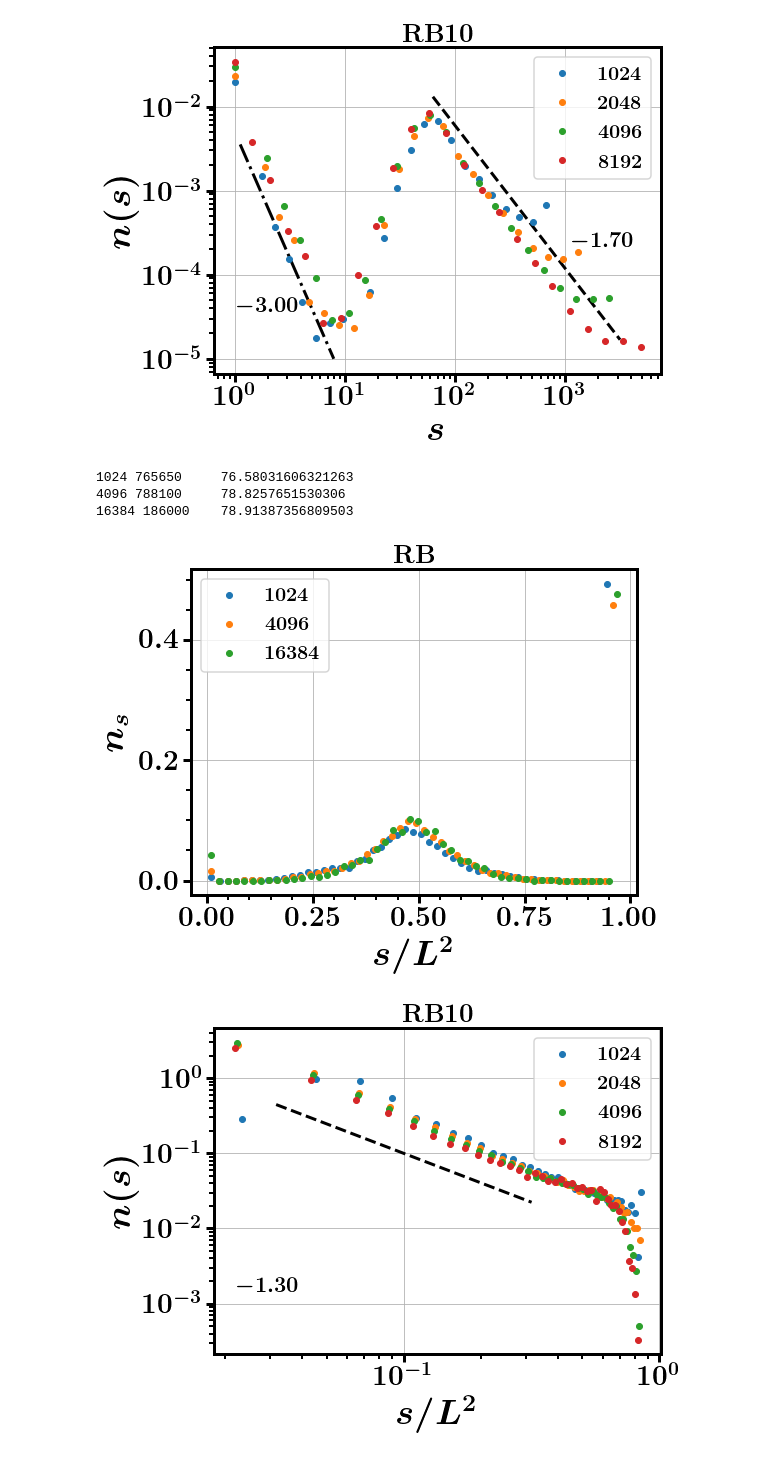
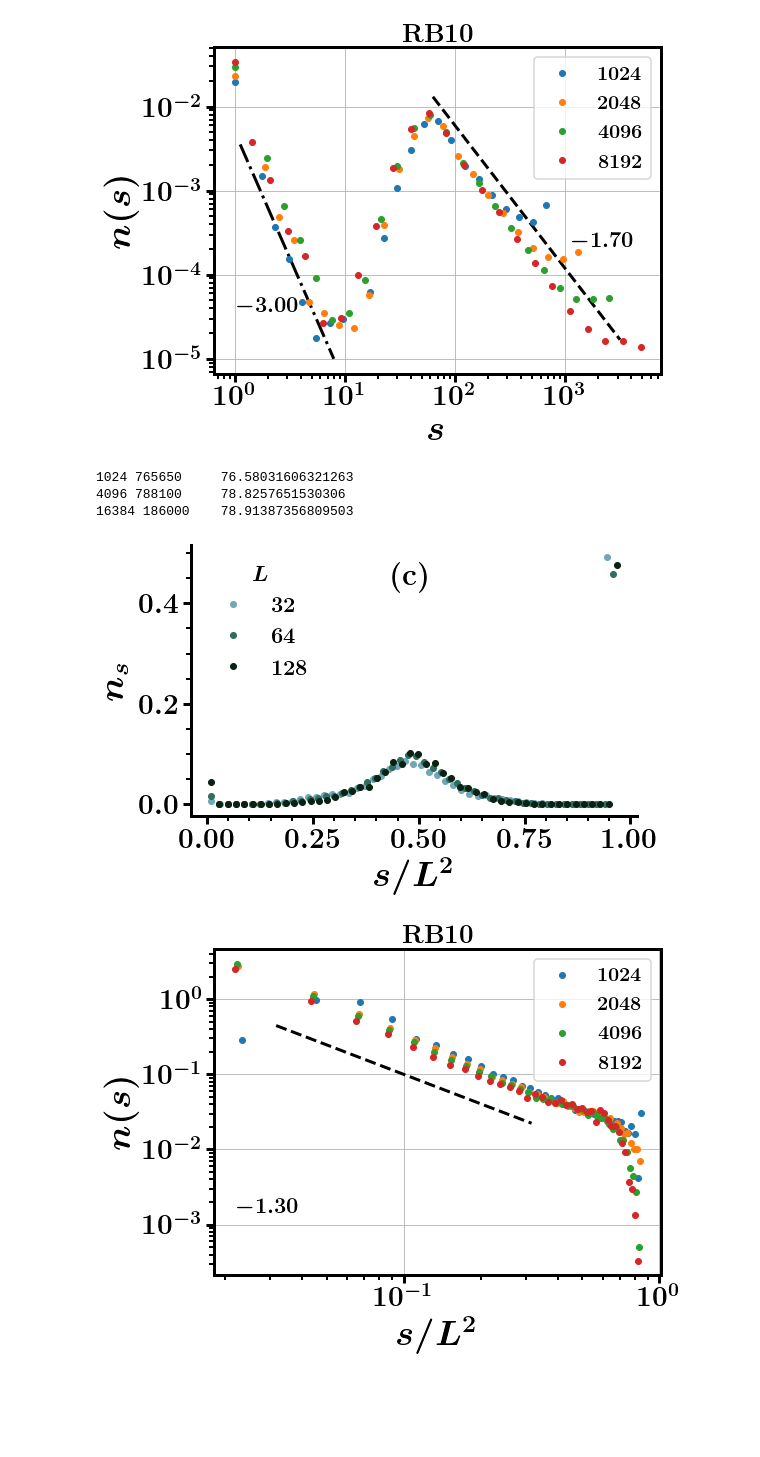
Before and after one commit to nahuelalmeira/dismantlingScaling, a Jupyter notebook: python/DT_ns.ipynb, the cells around one changed output. Cells and saved outputs as stored; diff of their text form; code cells hidden in the pictures; blank space fills up the shorter version.

```diff
--- a/python/DT_ns.ipynb
+++ b/python/DT_ns.ipynb
@@ -59,12 +59,12 @@ def plot_comp_sizes(attack, comp_sizes, f_values, ax, nbins=None,
 # %%
 attacks = [
     #'Ran', 'DegU',
-    #'BtwU',
-    'BtwU_cutoff2',
-    'BtwU_cutoff3','BtwU_cutoff4',
-    'BtwU_cutoff5', 'BtwU_cutoff6',
-    'BtwU_cutoff10', 'BtwU_cutoff11','BtwU_cutoff12','BtwU_cutoff13',
-    'BtwU_cutoff16', 'BtwU_cutoff54'
+    'BtwU',
+    #'BtwU_cutoff2',
+    #'BtwU_cutoff3','BtwU_cutoff4',
+    #'BtwU_cutoff5', 'BtwU_cutoff6',
+    #'BtwU_cutoff10', 'BtwU_cutoff11','BtwU_cutoff12','BtwU_cutoff13',
+    #'BtwU_cutoff16', 'BtwU_cutoff54'
     #'BtwU_cutoff15'
 ]
 # %%
@@ -74,7 +74,7 @@ for attack in attacks:
     comp_dist_log[attack] = {}
     all_comp_sizes_dict[attack] = {}
 # %%
-N = 8192
+N = 16384
 for attack in attacks:
     #N = N_per_attack[attack]
     all_comp_sizes_dict[attack][N] = {}
@@ -87,7 +87,7 @@ if False:
         #'BtwU': ['0.04500', '0.04736', '0.05000', '0.05469'], # N = 2048
         #'BtwU': ['0.02500', '0.03000', '0.03500', '0.03750', '0.04000', '0.04350', '0.05000'], # N = 4096
         #'BtwU': [ '0.03000', '0.03250', '0.03500', '0.03750', '0.04000', '0.04250'],#, '0.05000'], # N = 4096
-        'BtwU': ['0.02000', '0.02250', '0.02500', '0.02750', '0.03000'], # N = 8192
+        #'BtwU': ['0.02000', '0.02250', '0.02500', '0.02750', '0.03000'], # N = 8192
         'BtwU': ['0.02000', '0.02200', '0.02400', '0.02500'], # N = 16384
         'DegU': ['0.37354'], # N = 2048
         'Ran': ['0.50977'], # N = 2048
@@ -101,6 +101,10 @@ if False:
         'BtwU_cutoff15': ['0.09000', '0.09500', '0.10000', '0.11000'] # N = 8192
     }
 
+if N == 16384:
+    all_f_values = {
+        'BtwU': ['0.02000', '0.02200', '0.02400', '0.02500'], # N = 16384
+    }
 if N == 8192:
     all_f_values = {# N = 8192
         "BtwU": ["0.02633", "0.03650", "0.03198"],
@@ -189,13 +181,13 @@ ncols = 1
 nrows = 1
 fig, ax = plt.subplots(figsize=(8*ncols, 5*nrows), ncols=ncols, nrows=nrows)
 
+sns.despine()
 ax.tick_params(which='minor', length=5)
 ax.tick_params(which='major', length=8)
 ax.set_xlabel(r'$s$', fontsize=36)
 #ax.set_ylabel(r'$p(s)$', fontsize=36)
 ax.set_ylabel(r'$n(s)$', fontsize=36)
 
-N = N_per_attack[attack]
 f_values = all_f_values[attack][:-1]
 
 colormap = sns.cubehelix_palette(
@@ -520,8 +514,14 @@ plt.savefig(fig_name + '.pdf')
 
 plt.show()
 # %%
-fig, ax = plt.subplots(figsize=(8, 6))
+_N_values = [1024, 4096, 16384]
 
+colormap = sns.cubehelix_palette(
+    len(f_values), start=2, rot=0.3, light=0.6, dark=0.1
+)
+
+fig, ax = plt.subplots(figsize=(8, 5))
+sns.despine()
 #ax.set_xscale('log')
 #ax.set_yscale('log')
 
@@ -529,8 +529,8 @@ ax.tick_params(which='minor', length=5)
 ax.tick_params(which='major', length=8)
 ax.set_xlabel(r'$s/L^2$', fontsize=36)
 ax.set_ylabel(r'$n_s$', fontsize=36)
-ax.set_title(attack_dict[attack], fontsize=26)
-ax.grid(True)
+#ax.set_title(attack_dict[attack], fontsize=26)
+ax.text(0.45, 0.85, letters[2], transform=ax.transAxes, fontsize=30)
 
 l_cutoff = {
     1024: 25,
@@ -539,7 +539,7 @@ l_cutoff = {
     8192: 54
 }
 
-_N_values = [1024, 4096, 16384]
+
 for i, N in enumerate(_N_values):
 
     nseeds = nseeds_values[N]
@@ -548,37 +548,38 @@ for i, N in enumerate(_N_values):
     #X, Y = get_histo(comp_sizes, nbins=nbins, log=False, density=False)
 
     hist, bin_edges = np.histogram(comp_sizes, bins=nbins, density=False)
 
     X = (bin_edges[1:] + bin_edges[:-1]) / 2
     Y = hist
 
     #mask = X>1
     #X = X[mask]
     #Y = Y[mask]
 
     print(N, Y.sum()*nbins, end='\t')
 
     X = X / N
     Y = Y / nseeds
 
     dX = X[1] - X[0]
     print(Y.sum()*nbins)
 
-    ax.plot(X, Y, marker='o', linestyle='', label=r'${{{}}}$'.format(N), color=f'C{i}')
+    ax.plot(X, Y, marker='o', linestyle='', label=r'${{{}}}$'.format(int(np.sqrt(N))), color=colormap[i])
     #ax.axvline(l_cutoff[N], color=f'C{i}')
 
-ax.legend(loc='upper left', fontsize=20)
+legend = ax.legend(loc='upper left', fontsize=22, frameon=False)
+legend.set_title(r'$L$', prop={'size':22})
 
-fig_name = os.path.join(fig_dir, 'comp_sizes_RB_{}_2'.format(net_type))
+fig_name = os.path.join(fig_dir, 'PRL_comp_sizes_RB_{}'.format(net_type))
 plt.savefig(fig_name + '.png')
 plt.savefig(fig_name + '.pdf')
 
 plt.show()
 # %% [output]
 1024 765650     76.58031606321263
 4096 788100     78.8257651530306
 16384 186000    78.91387356809503
-[figure, old version]
+[figure, new version]
 # %%
 fig, ax = plt.subplots(figsize=(8, 6))
 
```
Also changed, not shown: parts of 6 cells of this notebook, 1 other file.
